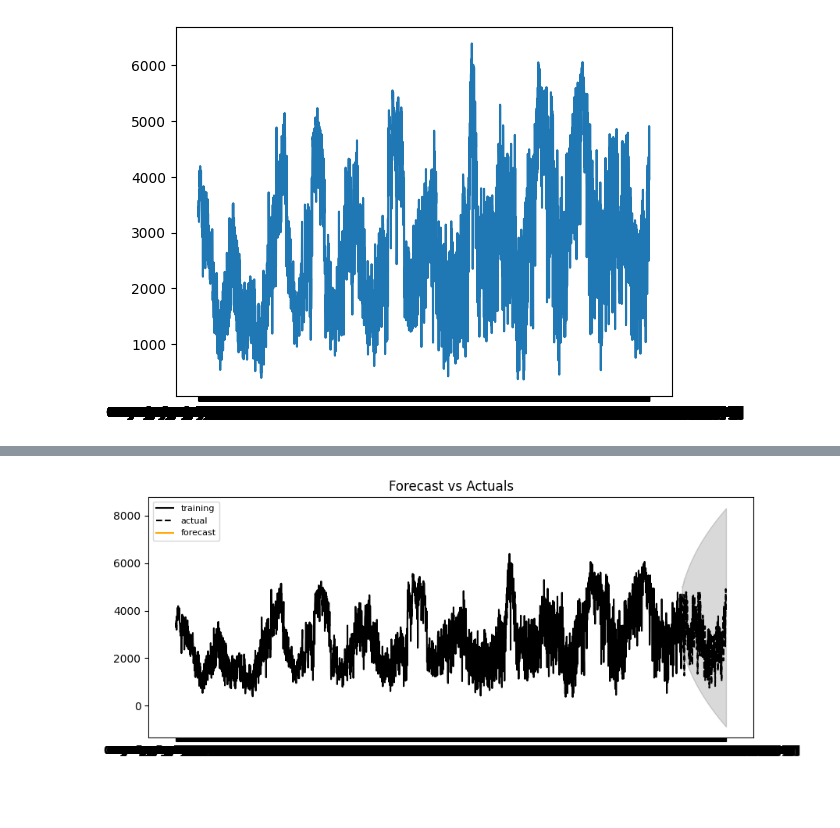
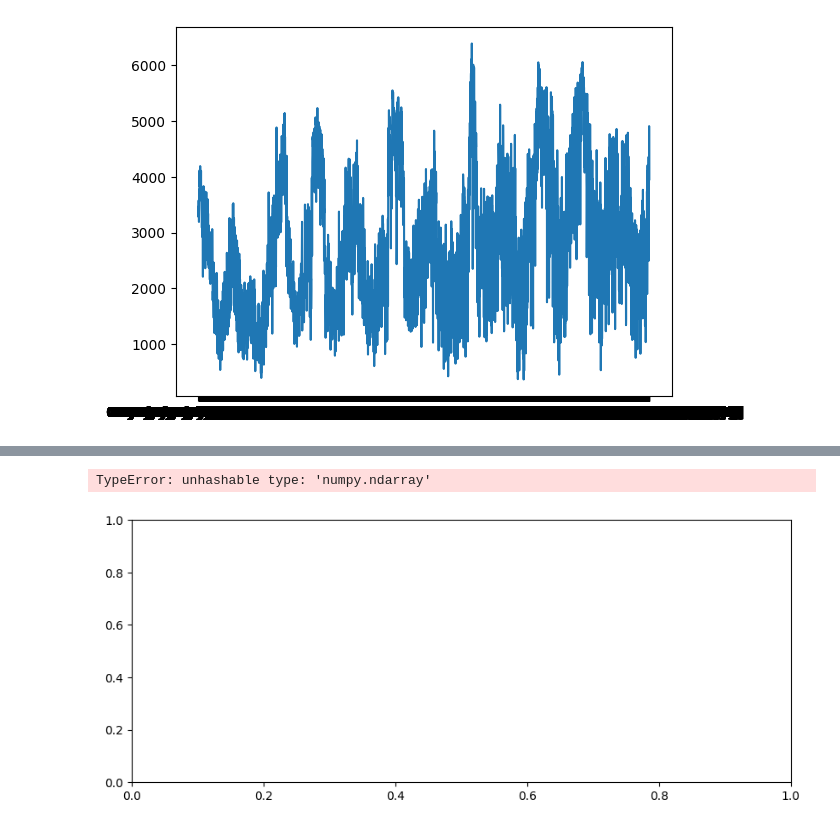
Before and after one commit to Migueldecrayencour/how_green_can_we_go_final, a Jupyter notebook: notebooks/SARIMA.ipynb, the cells around one changed output, grey strips where cells are left out. Cells and saved outputs as stored; diff of their text form; code cells hidden in the pictures; blank space fills up the shorter version.

```diff
--- a/notebooks/SARIMA.ipynb
+++ b/notebooks/SARIMA.ipynb
@@ -130,0 +55,11 @@ CONVERGENCE: NORM_OF_PROJECTED_GRADIENT_<=_PGTOL
+# %%
+from fbprophet import Prophet
+
+model = Prophet(seasonality_mode='multiplicative')
+
+model.fit(df_train)
+
+forecast_test = model.predict(test)
+forecast_test.head()
+
+model.plot(forecast_test);
@@ -130,0 +68,9 @@ CONVERGENCE: NORM_OF_PROJECTED_GRADIENT_<=_PGTOL
+# %%
+df_train.reset_index(inplace = True)
+rain_train.reset_index(inplace = True)
+# %%
+from statsmodels.graphics.tsaplots import plot_predict
+from statsmodels.tsa.statespace.sarimax import SARIMAX
+
+sarima = SARIMAX(df_train['energie'], exog=rain_train['mean'], order=(2, 1, 1), seasonal_order=(0, 0, 2, 12))
+sarima = sarima.fit(maxiter=75)
@@ -131 +96,3 @@ CONVERGENCE: NORM_OF_PROJECTED_GRADIENT_<=_PGTOL
+# %%
+results = sarima.get_forecast(len(df_test), exog = rain_test["mean"], alpha=0.05)
 # %%
@@ -170,10 +126,11 @@ def plot_forecast(fc, train, test, upper=None, lower=None):
     plt.title('Forecast vs Actuals')
     plt.legend(loc='upper left', fontsize=8);
 # %%
-forecast_recons = pd.Series(forecast, index=test.index)
-lower_recons = confidence_int['lower Precipitation'].values
-upper_recons = confidence_int['upper Precipitation'].values
+forecast_recons = pd.Series(forecast, index=df_test.index)
+lower_recons = confidence_int['lower energie'].values
+upper_recons = confidence_int['upper energie'].values
 
-plot_forecast(forecast, train, test, upper = upper_recons, lower=lower_recons)
+plot_forecast(forecast, df_train, df_test, upper = upper_recons, lower=lower_recons)
 # %% [output]
+TypeError: unhashable type: 'numpy.ndarray'
-[figure, old version]
+[figure, new version]
```
Also changed, not shown: parts of 15 cells of this notebook.
